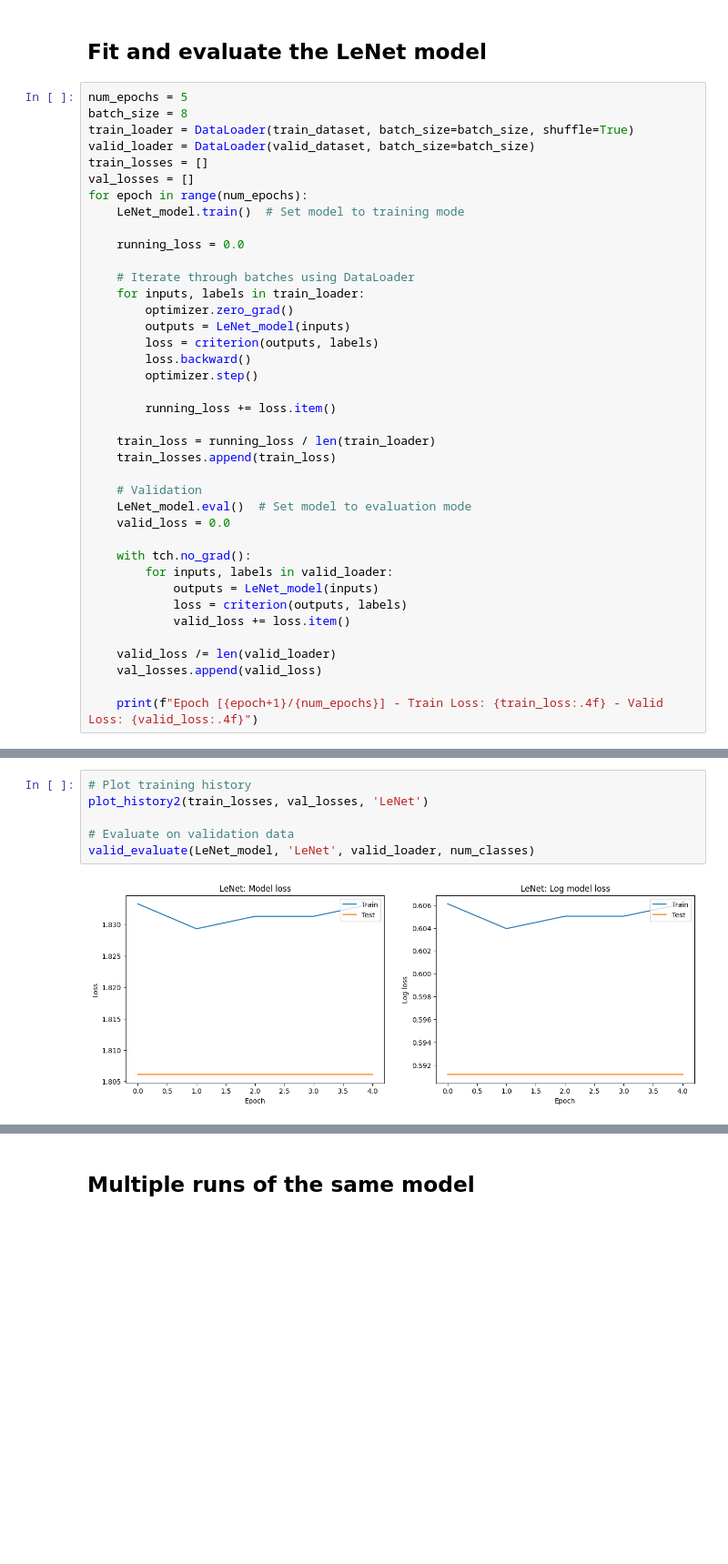
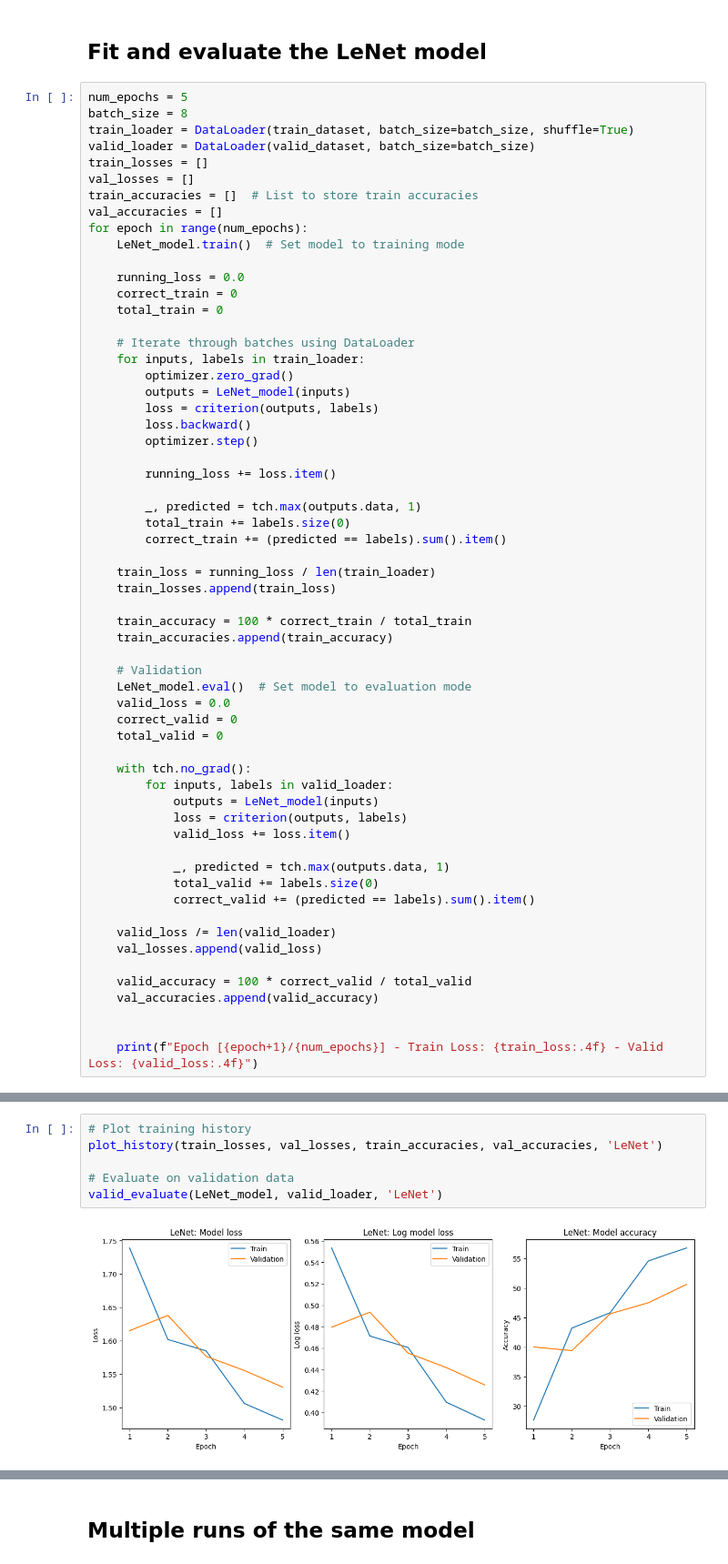
Before and after one commit to pharmbio/lmu-student, a Jupyter notebook: CNN_forClassification.ipynb, the cells around one changed output, grey strips where cells are left out. Shown: that part at 91% size. Saved outputs shown, nothing was run; the diff lists cells and outputs as text; blank space fills up the shorter version.

```diff
--- a/CNN_forClassification.ipynb
+++ b/CNN_forClassification.ipynb
@@ -413,10 +298,14 @@ train_loader = DataLoader(train_dataset, batch_size=batch_size, shuffle=True)
 valid_loader = DataLoader(valid_dataset, batch_size=batch_size)
 train_losses = []
 val_losses = []
+train_accuracies = []  # List to store train accuracies
+val_accuracies = []
 for epoch in range(num_epochs):
     LeNet_model.train()  # Set model to training mode
 
     running_loss = 0.0
+    correct_train = 0
+    total_train = 0
 
     # Iterate through batches using DataLoader
     for inputs, labels in train_loader:
@@ -428,12 +317,21 @@ for epoch in range(num_epochs):
 
         running_loss += loss.item()
 
+        _, predicted = tch.max(outputs.data, 1)
+        total_train += labels.size(0)
+        correct_train += (predicted == labels).sum().item()
+
     train_loss = running_loss / len(train_loader)
     train_losses.append(train_loss)
+
+    train_accuracy = 100 * correct_train / total_train
+    train_accuracies.append(train_accuracy)
 
     # Validation
     LeNet_model.eval()  # Set model to evaluation mode
     valid_loss = 0.0
+    correct_valid = 0
+    total_valid = 0
 
     with tch.no_grad():
         for inputs, labels in valid_loader:
@@ -441,8 +339,16 @@ for epoch in range(num_epochs):
             loss = criterion(outputs, labels)
             valid_loss += loss.item()
 
+            _, predicted = tch.max(outputs.data, 1)
+            total_valid += labels.size(0)
+            correct_valid += (predicted == labels).sum().item()
+
     valid_loss /= len(valid_loader)
     val_losses.append(valid_loss)
 
+    valid_accuracy = 100 * correct_valid / total_valid
+    val_accuracies.append(valid_accuracy)
+
+
     print(f"Epoch [{epoch+1}/{num_epochs}] - Train Loss: {train_loss:.4f} - Valid Loss: {valid_loss:.4f}")
 # %% [output]
@@ -454,8 +360,8 @@ Epoch [5/5] - Train Loss: 1.8333 - Valid Loss: 1.8061
 # %%
 # Plot training history
-plot_history2(train_losses, val_losses, 'LeNet')
+plot_history(train_losses, val_losses, train_accuracies, val_accuracies, 'LeNet')
 
 # Evaluate on validation data
-valid_evaluate(LeNet_model, 'LeNet', valid_loader, num_classes)
+valid_evaluate(LeNet_model, valid_loader, 'LeNet')
 # %% [output]
-[figure, old version]
+[figure, new version]
```
Also changed, not shown: parts of 10 cells of this notebook, 2 other files.
